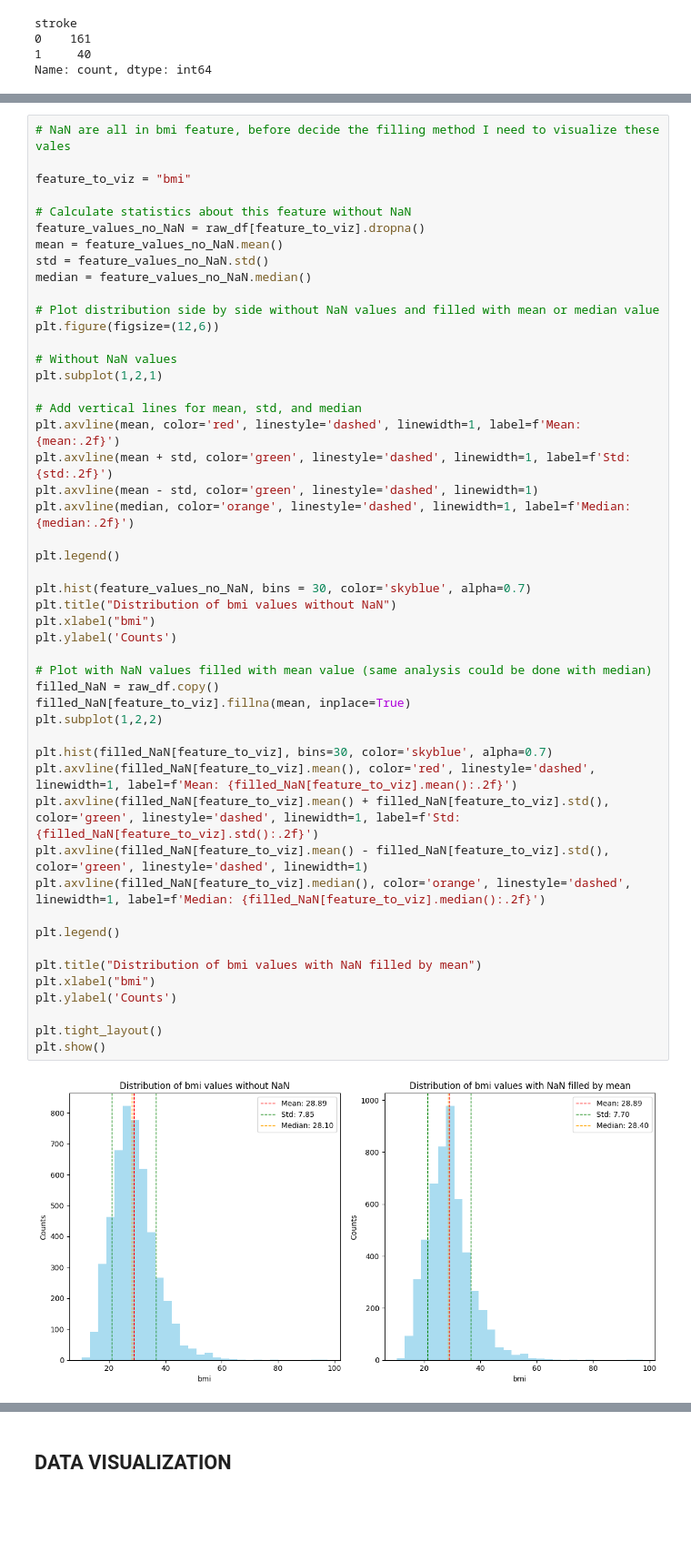
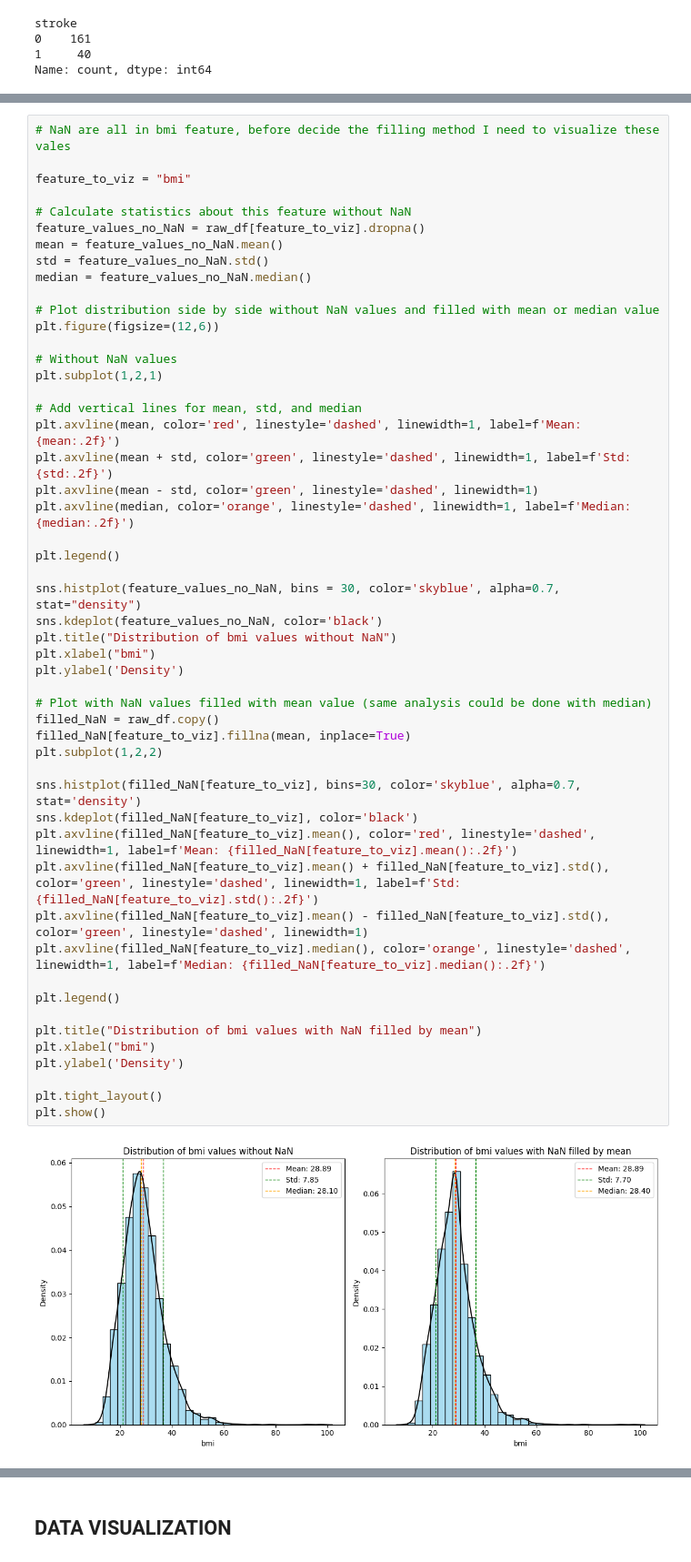
Before and after one commit to Silvano315/Stroke_Prediction, a Jupyter notebook: eda.ipynb, the cells around one changed output, grey strips where cells are left out. Shown at 91% size. Saved outputs shown, nothing was run; the diff lists cells and outputs as text; blank space fills up the shorter version.

```diff
--- a/eda.ipynb
+++ b/eda.ipynb
@@ -185,35 +232,37 @@ plt.subplot(1,2,1)
 
 # Add vertical lines for mean, std, and median
 plt.axvline(mean, color='red', linestyle='dashed', linewidth=1, label=f'Mean: {mean:.2f}')
 plt.axvline(mean + std, color='green', linestyle='dashed', linewidth=1, label=f'Std: {std:.2f}')
 plt.axvline(mean - std, color='green', linestyle='dashed', linewidth=1)
 plt.axvline(median, color='orange', linestyle='dashed', linewidth=1, label=f'Median: {median:.2f}')
 
 plt.legend()
 
-plt.hist(feature_values_no_NaN, bins = 30, color='skyblue', alpha=0.7)
+sns.histplot(feature_values_no_NaN, bins = 30, color='skyblue', alpha=0.7, stat="density")
+sns.kdeplot(feature_values_no_NaN, color='black')
 plt.title("Distribution of bmi values without NaN")
 plt.xlabel("bmi")
-plt.ylabel('Counts')
+plt.ylabel('Density')
 
 # Plot with NaN values filled with mean value (same analysis could be done with median)
 filled_NaN = raw_df.copy()
 filled_NaN[feature_to_viz].fillna(mean, inplace=True)
 plt.subplot(1,2,2)
 
-plt.hist(filled_NaN[feature_to_viz], bins=30, color='skyblue', alpha=0.7)
+sns.histplot(filled_NaN[feature_to_viz], bins=30, color='skyblue', alpha=0.7, stat='density')
+sns.kdeplot(filled_NaN[feature_to_viz], color='black')
 plt.axvline(filled_NaN[feature_to_viz].mean(), color='red', linestyle='dashed', linewidth=1, label=f'Mean: {filled_NaN[feature_to_viz].mean():.2f}')
 plt.axvline(filled_NaN[feature_to_viz].mean() + filled_NaN[feature_to_viz].std(), color='green', linestyle='dashed', linewidth=1, label=f'Std: {filled_NaN[feature_to_viz].std():.2f}')
 plt.axvline(filled_NaN[feature_to_viz].mean() - filled_NaN[feature_to_viz].std(), color='green', linestyle='dashed', linewidth=1)
 plt.axvline(filled_NaN[feature_to_viz].median(), color='orange', linestyle='dashed', linewidth=1, label=f'Median: {filled_NaN[feature_to_viz].median():.2f}')
 
 plt.legend()
 
 plt.title("Distribution of bmi values with NaN filled by mean")
 plt.xlabel("bmi")
-plt.ylabel('Counts')
+plt.ylabel('Density')
 
 plt.tight_layout()
 plt.show()
 # %% [output]
-[figure, old version]
+[figure, new version]
```
Also changed, not shown: parts of 11 cells of this notebook, 2 other files.
